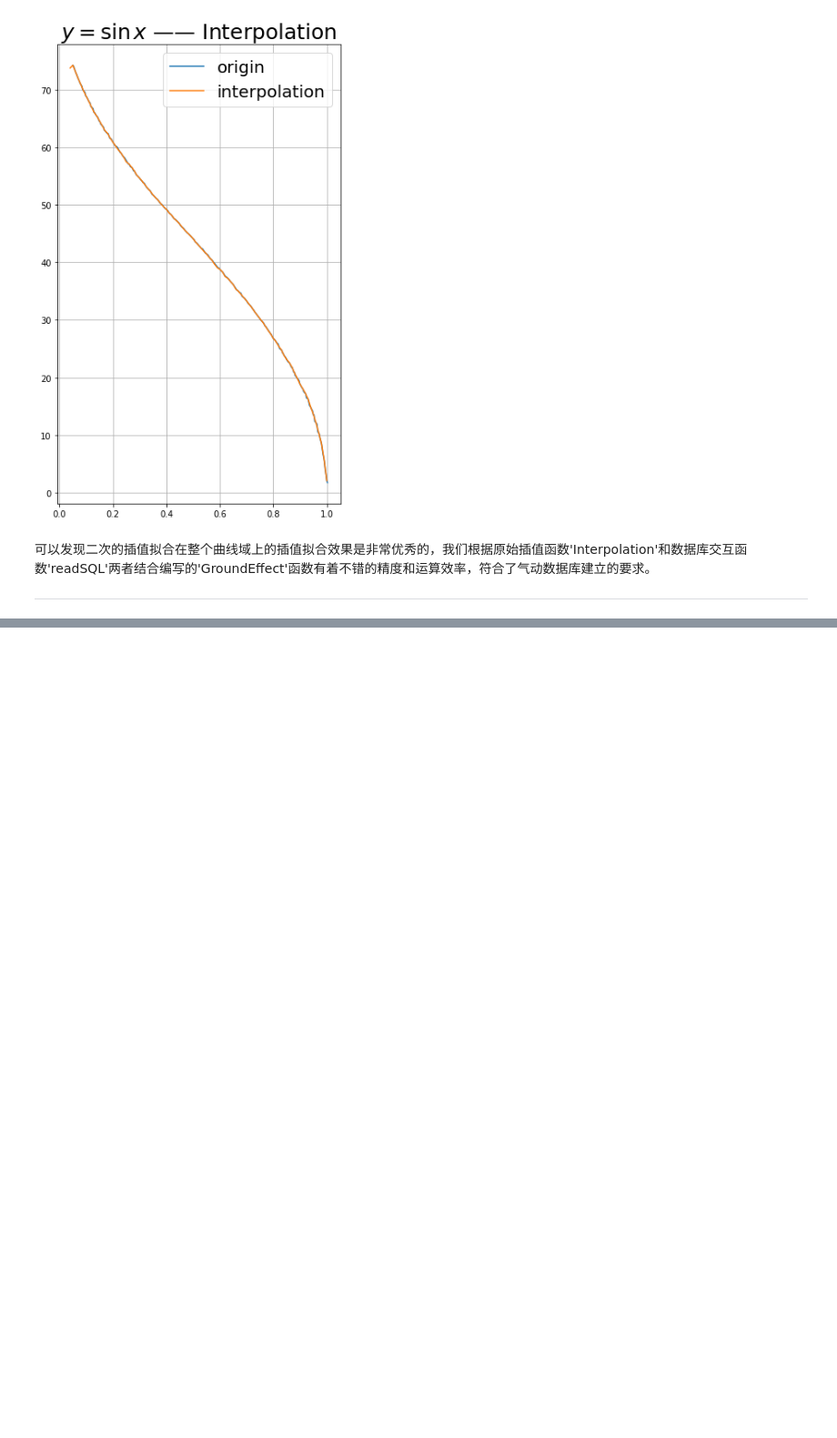
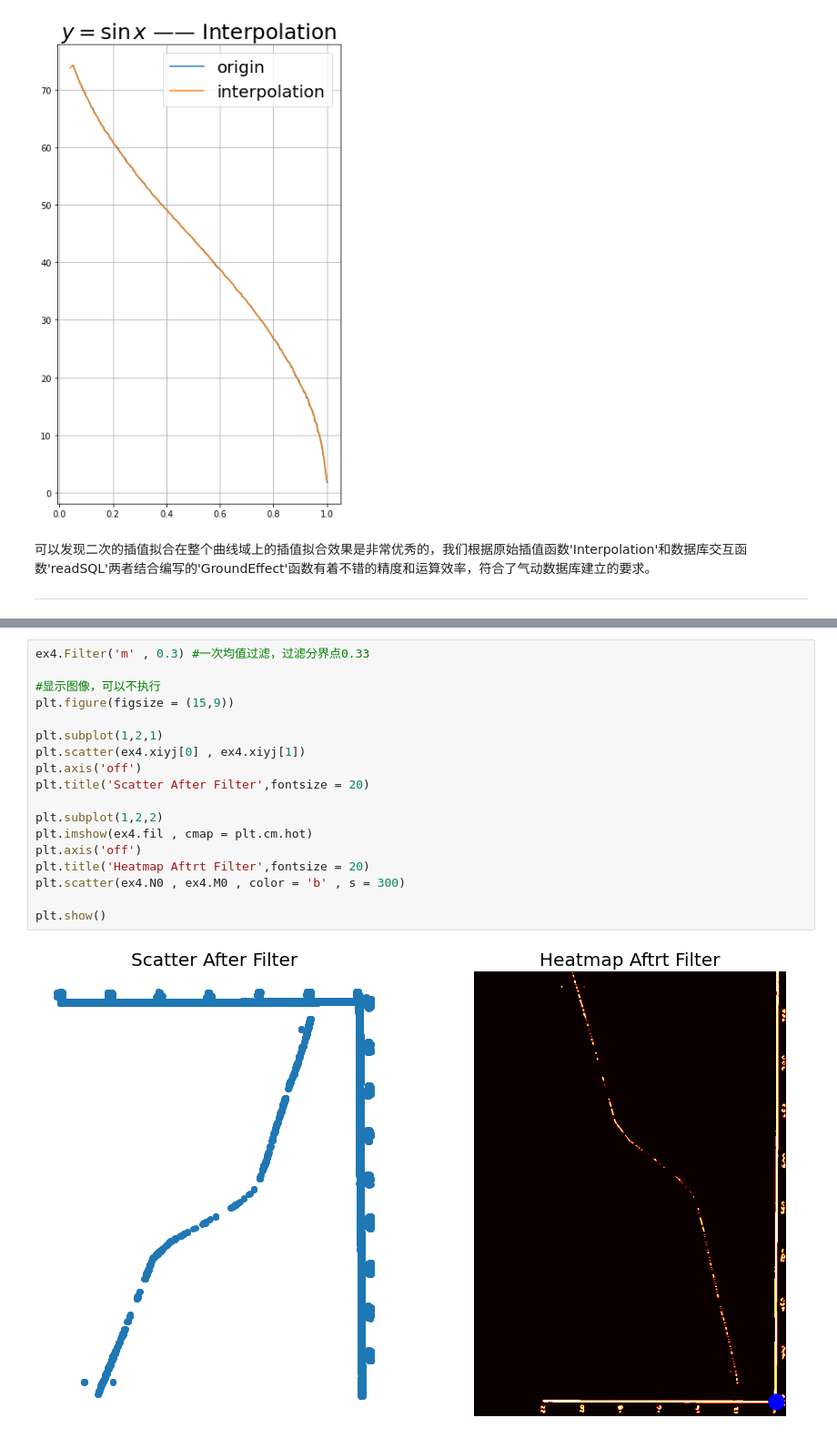
Before and after one commit to cherose2004/learning, a Jupyter notebook: project/Flight Simulation/homework/ProjectTeam1.ipynb, the cells around one changed output, grey strips where cells are left out. Shown at 91% size. Cells and saved outputs as stored; diff of their text form; blank space fills up the shorter version.

```diff
--- a/project/Flight Simulation/homework/ProjectTeam1.ipynb
+++ b/project/Flight Simulation/homework/ProjectTeam1.ipynb
@@ -1496,0 +1568,20 @@ del i , x , y , xx , yy
+# %%
+ex4.Filter('m' , 0.3) #一次均值过滤，过滤分界点0.33
+
+#显示图像，可以不执行
+plt.figure(figsize = (15,9))
+
+plt.subplot(1,2,1)
+plt.scatter(ex4.xiyj[0] , ex4.xiyj[1])
+plt.axis('off')
+plt.title('Scatter After Filter',fontsize = 20)
+
+plt.subplot(1,2,2)
+plt.imshow(ex4.fil , cmap = plt.cm.hot)
+plt.axis('off')
+plt.title('Heatmap Aftrt Filter',fontsize = 20)
+plt.scatter(ex4.N0 , ex4.M0 , color = 'b' , s = 300)
+
+plt.show()
+# %% [output]
+[figure, added]
```
Also changed, not shown: parts of 17 cells of this notebook, 3 other files.
